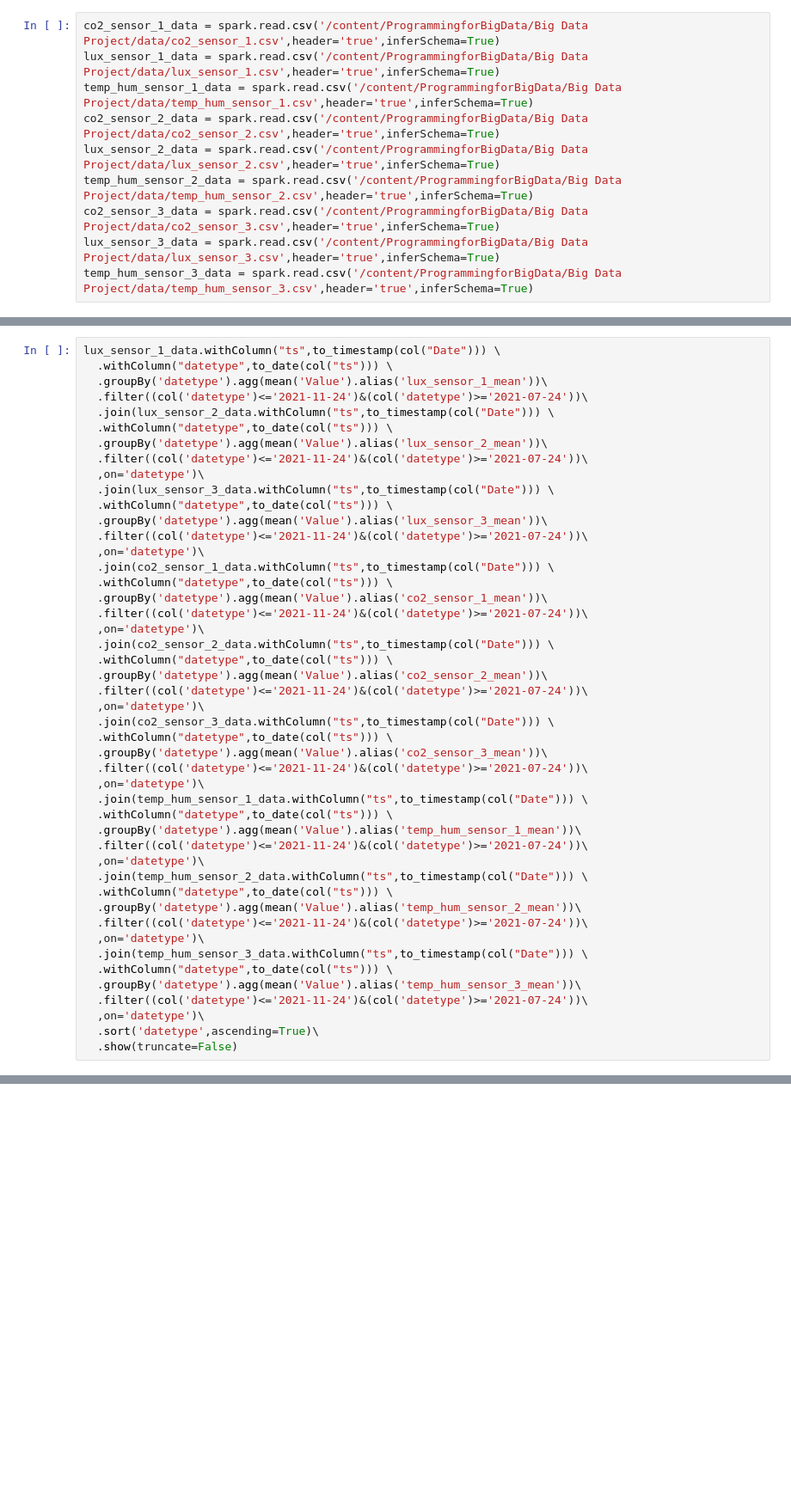
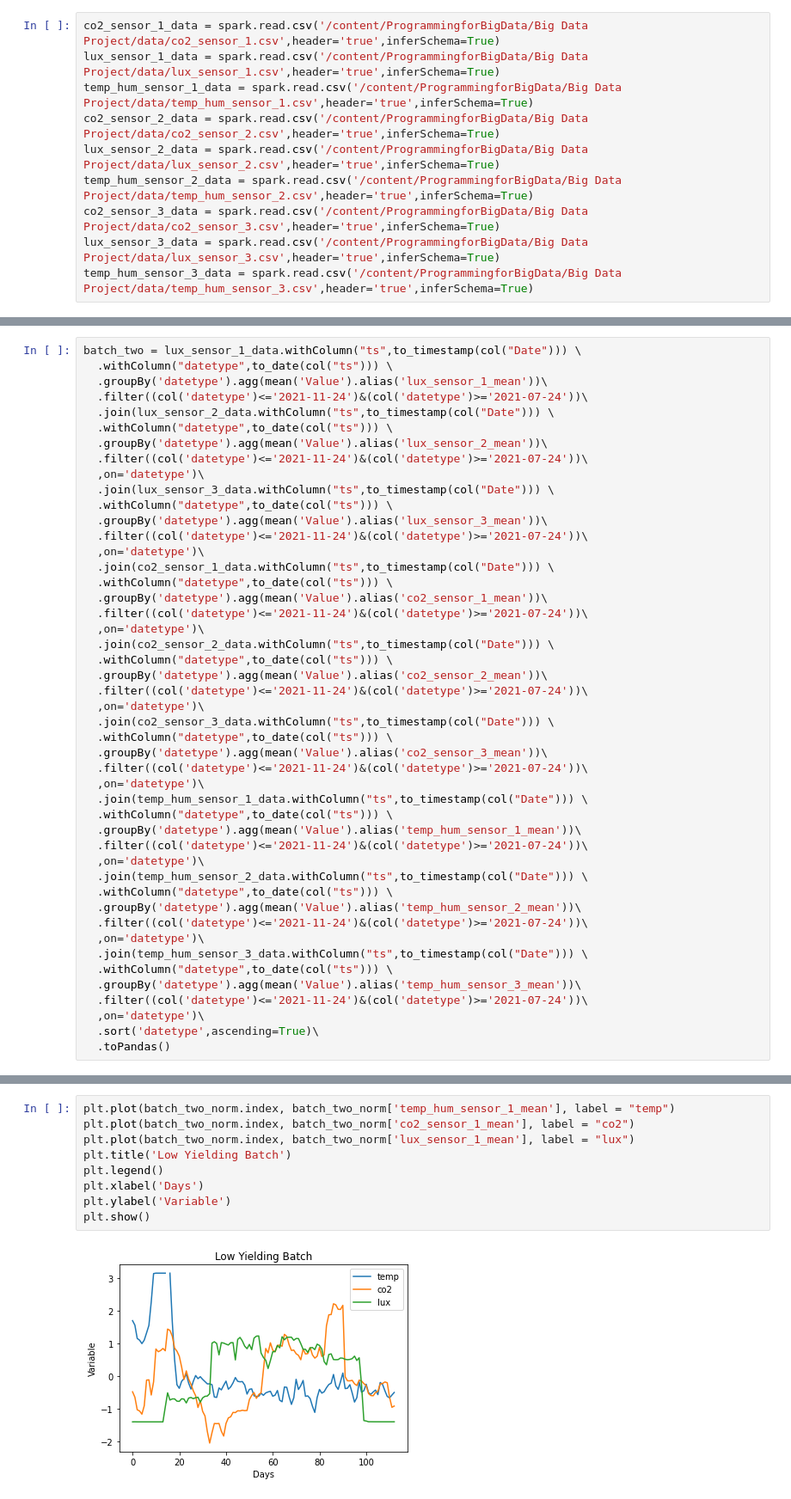
Before and after one commit to ronanmccormack-ca/ProgrammingforBigData, a Jupyter notebook: Big Data Project/Yield Prediction.ipynb, the cells around one changed output, grey strips where cells are left out. Shown at 86% size. Drawn from its saved outputs; the diff is of its cells as text; blank space fills up the shorter version.

```diff
--- a/Big Data Project/Yield Prediction.ipynb
+++ b/Big Data Project/Yield Prediction.ipynb
@@ -159,5 +140,5 @@ only showing top 20 rows
 # %%
-lux_sensor_1_data.withColumn("ts",to_timestamp(col("Date"))) \
+batch_two = lux_sensor_1_data.withColumn("ts",to_timestamp(col("Date"))) \
   .withColumn("datetype",to_date(col("ts"))) \
   .groupBy('datetype').agg(mean('Value').alias('lux_sensor_1_mean'))\
   .filter((col('datetype')<='2021-11-24')&(col('datetype')>='2021-07-24'))\
@@ -202,4 +183,4 @@ lux_sensor_1_data.withColumn("ts",to_timestamp(col("Date"))) \
   .filter((col('datetype')<='2021-11-24')&(col('datetype')>='2021-07-24'))\
   ,on='datetype')\
   .sort('datetype',ascending=True)\
-  .show(truncate=False)
+  .toPandas()
@@ -223,0 +217,11 @@ only showing top 20 rows
+# %%
+plt.plot(batch_two_norm.index, batch_two_norm['temp_hum_sensor_1_mean'], label = "temp")
+plt.plot(batch_two_norm.index, batch_two_norm['co2_sensor_1_mean'], label = "co2")
+plt.plot(batch_two_norm.index, batch_two_norm['lux_sensor_1_mean'], label = "lux")
+plt.title('Low Yielding Batch')
+plt.legend()
+plt.xlabel('Days')
+plt.ylabel('Variable')
+plt.show()
+# %% [output]
+[figure, added]
```
Also changed, not shown: parts of 14 cells of this notebook.
